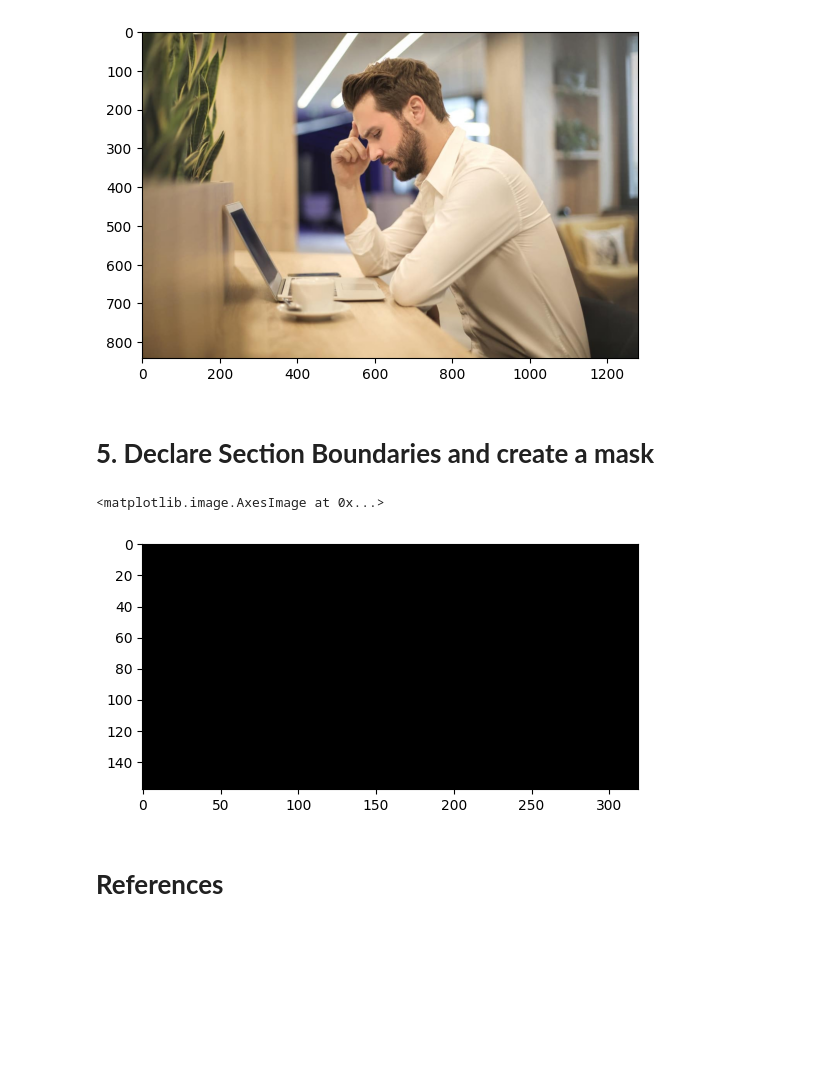
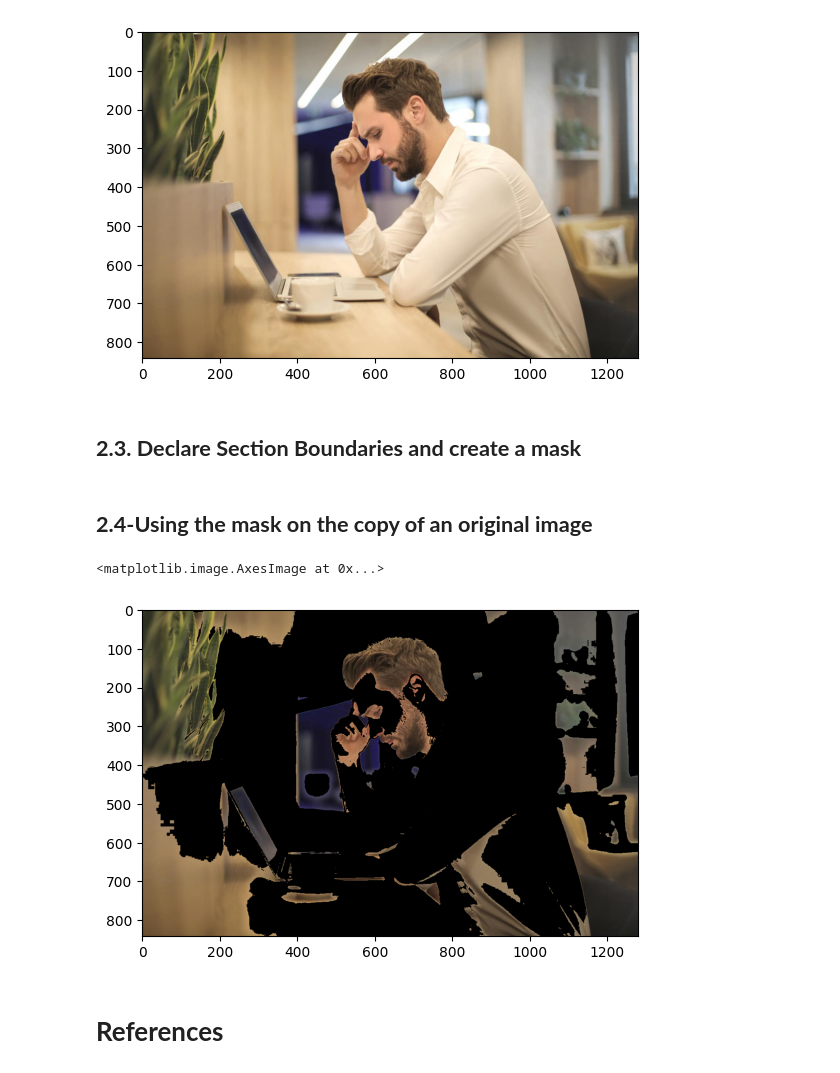
Before and after one commit to dr-mushtaq/Computer-Vision, a Jupyter notebook: Introduction_to_Computer_Vision.ipynb, the cells around one changed output. Cells and saved outputs as stored; diff of their text form; code cells hidden in the pictures; blank space fills up the shorter version.

```diff
--- a/Introduction_to_Computer_Vision.ipynb
+++ b/Introduction_to_Computer_Vision.ipynb
@@ -117,18 +121,26 @@ plt.imshow(image_copy)
 <matplotlib.image.AxesImage at 0x...>
 [figure]
 # %% [markdown]
-# **5. Declare Section Boundaries and create a mask**
+## **2.3. Declare Section Boundaries and create a mask**
 # %%
 # Next step is to declare the boundaries
 lower_range = np.array([0,230,0])
 upper_range = np.array([100,255,100])
 
 # Creating a mask
-masked = cv2.inRange(background,lower_range,upper_range)
-plt.imshow(masked,cmap='gray')
+masked = cv2.inRange(image,lower_range,upper_range)
+plt.imshow(masked,cmap='Blues_r')
-# %% [output]
-<matplotlib.image.AxesImage at 0x...>
-[figure, removed]
+# %% [markdown]
+## **2.4-Using the mask on the copy of an original image**
+# %%
+# storing original image in new variable
+masked_image = np.copy(image)
+# Step - 1: Region where mask value is not zero i.e not black (mask != 0) is to be turn black in newly stored original image
+masked_image[mask!=0] = [0,0,0]
+plt.imshow(masked_image,cmap='gray')
+# %% [output]
+<matplotlib.image.AxesImage at 0x...>
+[figure, added]
 # %% [markdown]
 # **References**
 # %% [markdown]
```
Also changed, not shown: parts of 3 cells of this notebook.
